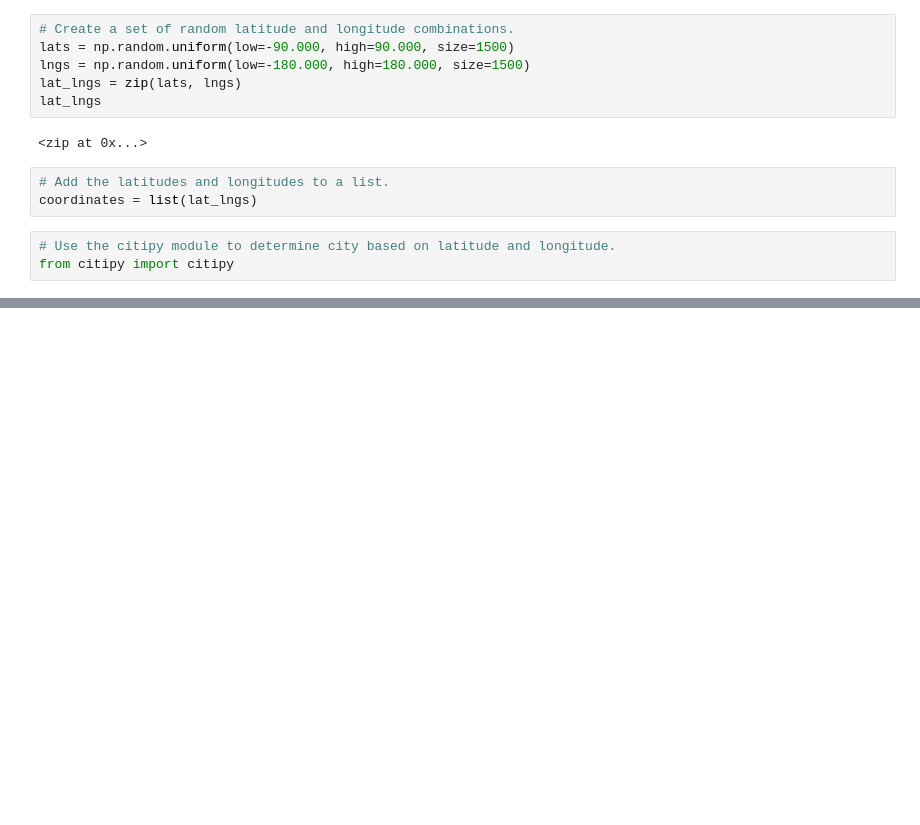
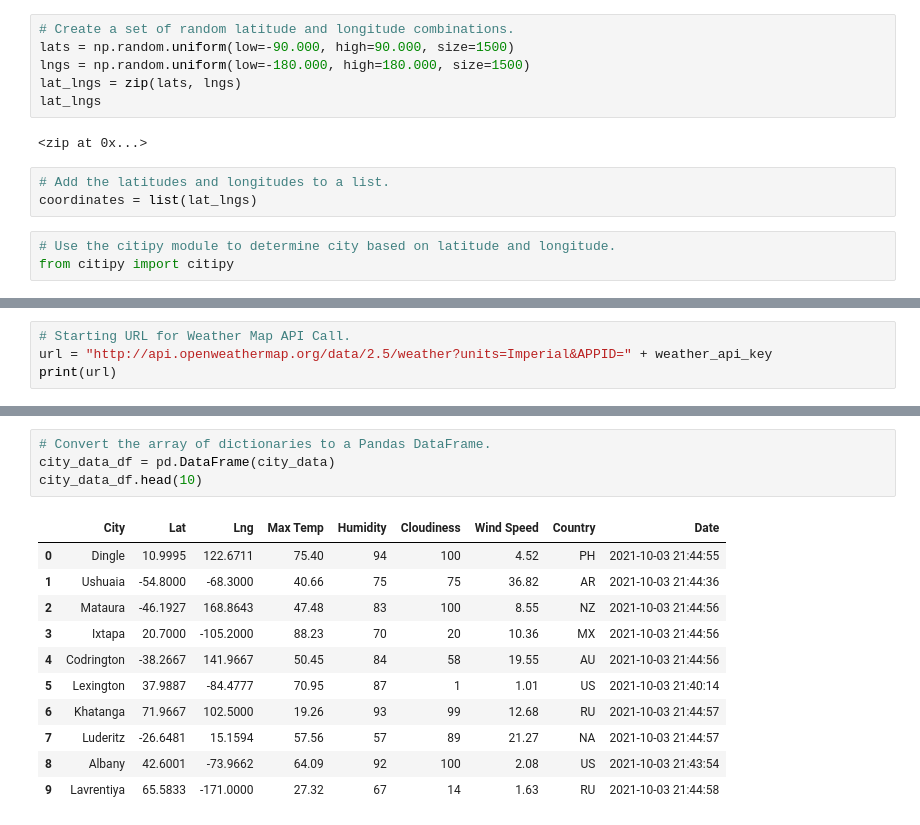
Before and after one commit to SeanTFarr/World_Weather_Analysis, a Jupyter notebook: WeatherPy.ipynb, the cells around one changed output, grey strips where cells are left out. Cells and saved outputs as stored; diff of their text form; blank space fills up the shorter version.

```diff
--- a/WeatherPy.ipynb
+++ b/WeatherPy.ipynb
@@ -33,0 +40,4 @@ len(cities)
+# %%
+# Starting URL for Weather Map API Call.
+url = "http://api.openweathermap.org/data/2.5/weather?units=Imperial&APPID=" + weather_api_key
+print(url)
@@ -33,0 +127,16 @@ len(cities)
+# %%
+# Convert the array of dictionaries to a Pandas DataFrame.
+city_data_df = pd.DataFrame(city_data)
+city_data_df.head(10)
+# %% [output]
+|  | City | Lat | Lng | Max Temp | Humidity | Cloudiness | Wind Speed | Country | Date |
+| 0 | Dingle | 10.9995 | 122.6711 | 75.40 | 94 | 100 | 4.52 | PH | 2021-10-03 21:44:55 |
+| 1 | Ushuaia | -54.8000 | -68.3000 | 40.66 | 75 | 75 | 36.82 | AR | 2021-10-03 21:44:36 |
+| 2 | Mataura | -46.1927 | 168.8643 | 47.48 | 83 | 100 | 8.55 | NZ | 2021-10-03 21:44:56 |
+| 3 | Ixtapa | 20.7000 | -105.2000 | 88.23 | 70 | 20 | 10.36 | MX | 2021-10-03 21:44:56 |
+| 4 | Codrington | -38.2667 | 141.9667 | 50.45 | 84 | 58 | 19.55 | AU | 2021-10-03 21:44:56 |
+| 5 | Lexington | 37.9887 | -84.4777 | 70.95 | 87 | 1 | 1.01 | US | 2021-10-03 21:40:14 |
+| 6 | Khatanga | 71.9667 | 102.5000 | 19.26 | 93 | 99 | 12.68 | RU | 2021-10-03 21:44:57 |
+| 7 | Luderitz | -26.6481 | 15.1594 | 57.56 | 57 | 89 | 21.27 | NA | 2021-10-03 21:44:57 |
+| 8 | Albany | 42.6001 | -73.9662 | 64.09 | 92 | 100 | 2.08 | US | 2021-10-03 21:43:54 |
+| 9 | Lavrentiya | 65.5833 | -171.0000 | 27.32 | 67 | 14 | 1.63 | RU | 2021-10-03 21:44:58 |
```
Also changed, not shown: parts of 7 cells of this notebook, 3 other files.
